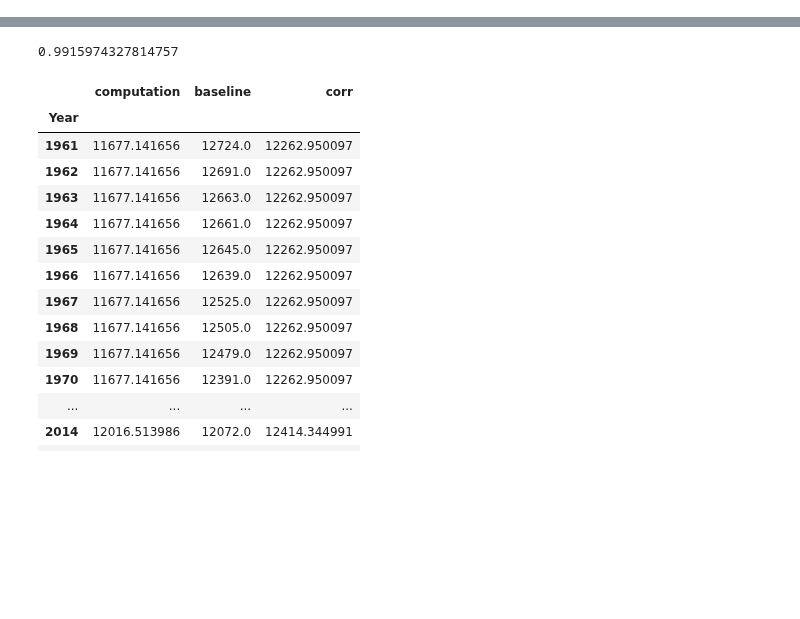
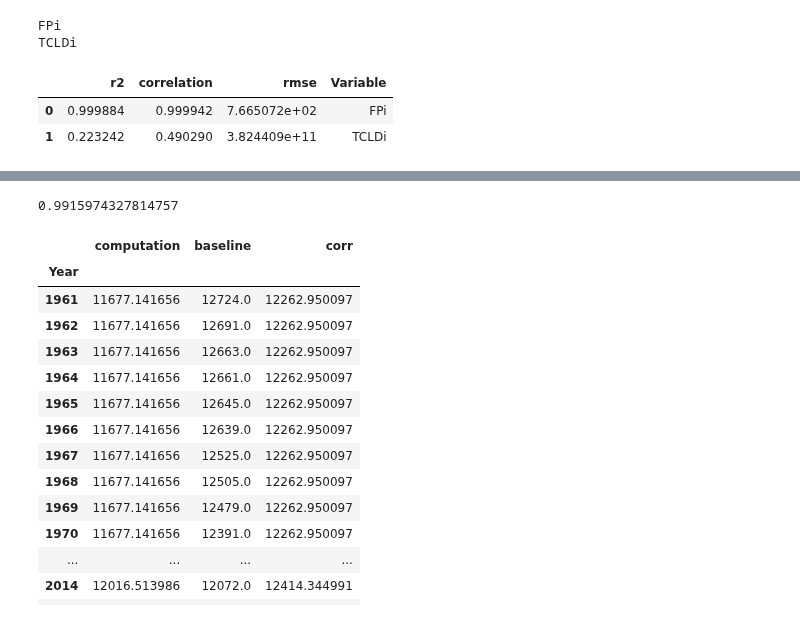
Before and after one commit to simonzabrocki/GraphModels, a Jupyter notebook: BE2_development.ipynb, the cells around one changed output, grey strips where cells are left out. Cells and saved outputs as stored; diff of their text form; code cells hidden in the pictures; blank space fills up the shorter version.

```diff
--- a/BE2_development.ipynb
+++ b/BE2_development.ipynb
@@ -7,7 +7,9 @@ import pandas as pd
 import numpy as np
 from models.Hermen.model_BE2 import BE2_models
 # %%
-fbs_data = select_dataset('foodbalancesheet')
+#fbs_data = select_dataset('foodbalancesheet')
+fbs_data = select_dataset('foodbalancesheet_new')
+
 population_data = select_dataset('population')
 crops_data = select_dataset('crops')
 landuse = select_dataset('landuse')
@@ -78,5 +127,13 @@ data_dict['CL_corr_coef'] = pd.Series(data=corrected_cl.query('name == "comp"')[
 # %%
 from graphmodels.utils import get_X_y_from_data
-X, y_true = get_X_y_from_data(BE2_models['TCLDi_model'], data_dict)
+X, y_true = get_X_y_from_data(BE2_models['TCLDi_model'], ISO_data_dict)
+
+res = BE2_models['TCLDi_model'].run(X)
 
 score_model(BE2_models['TCLDi_model'], X, y_true)
+# %% [output]
+FPi
+TCLDi
+|  | r2 | correlation | rmse | Variable |
+| 0 | 0.999884 | 0.999942 | 7.665072e+02 | FPi |
+| 1 | 0.223242 | 0.490290 | 3.824409e+11 | TCLDi |
```
Also changed, not shown: parts of 19 cells of this notebook, 3 other files.
